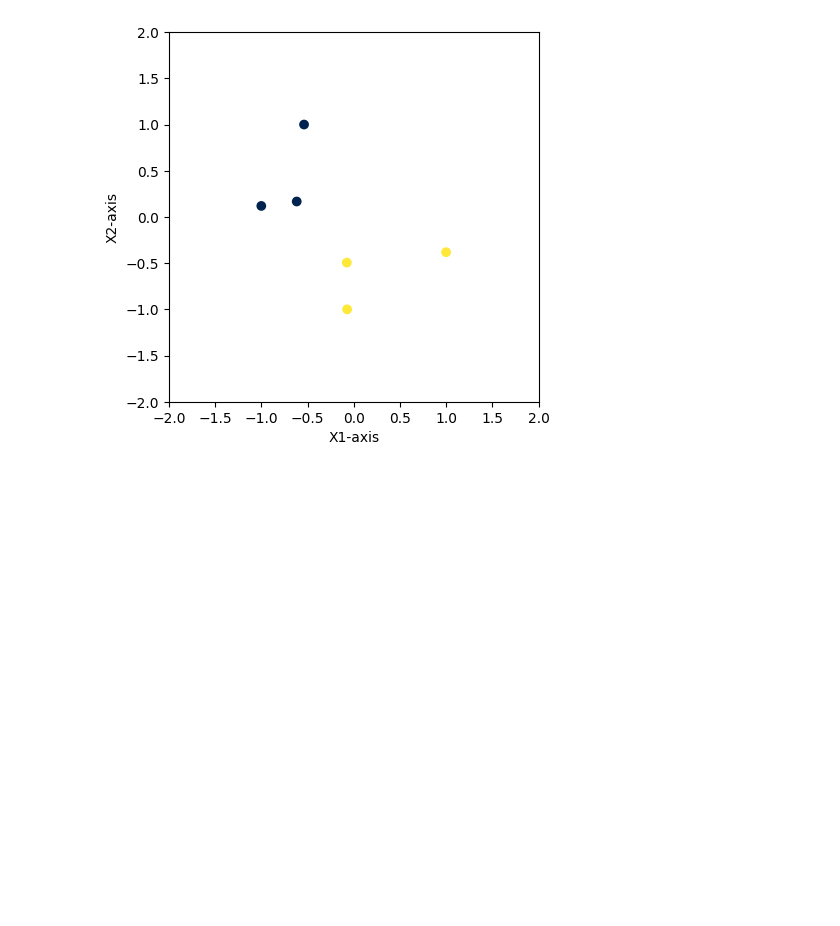
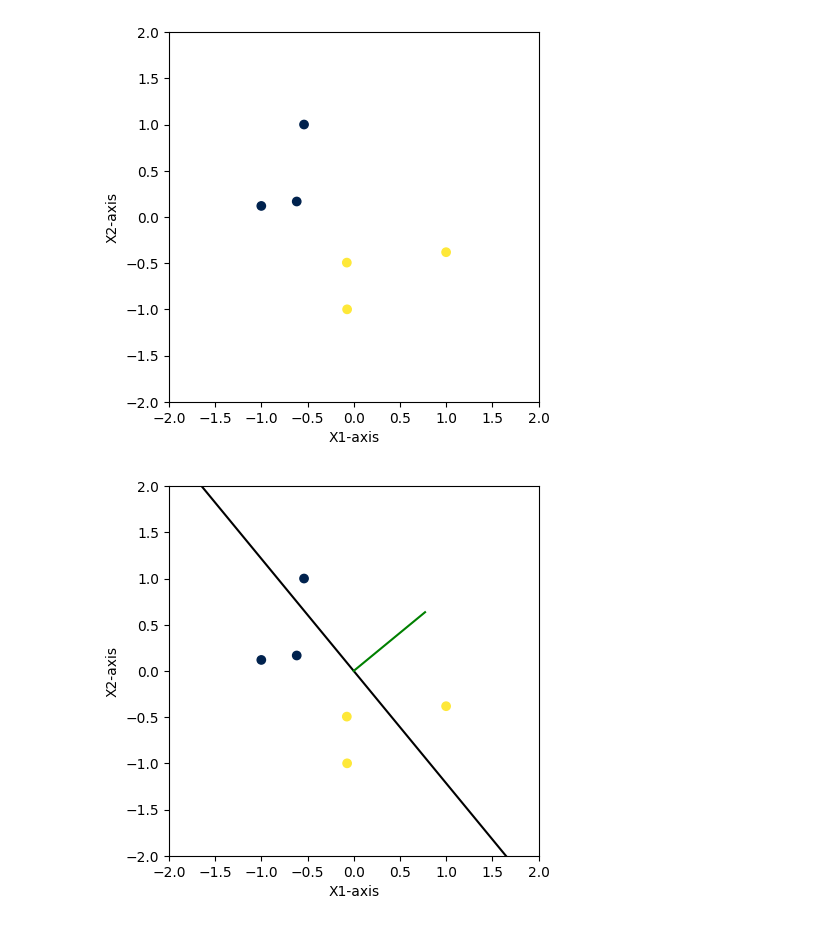
Before and after one commit to ChauBacHozz/ML_algorithms_from_scratch, a Jupyter notebook: Perceptron/Perceptron_classifier.ipynb, the cells around one changed output. Cells and saved outputs as stored; diff of their text form; code cells hidden in the pictures; blank space fills up the shorter version.

```diff
--- a/Perceptron/Perceptron_classifier.ipynb
+++ b/Perceptron/Perceptron_classifier.ipynb
@@ -46,8 +47,15 @@ def plot_points(X):
     plt.ylabel('X2-axis')
     plt.xlim(-2, 2)
     plt.ylim(-2, 2)
+    return ax, fig
 # %%
 plot_points(X)
 plt.show()
 # %% [output]
 [figure]
+# %%
+def plot_line(W, ax):
+    start_point = [-10, (-W[0]-W[1]*(-10)) / W[2]]
+    end_point = [10, (-W[0]-W[1]*(10)) / W[2]]
+    ax.plot([start_point[0], end_point[0]], [start_point[1], end_point[1]], c='k')
+    ax.plot([0, W[1]], [0, W[2]], c = 'g')
@@ -53,0 +65,10 @@ plt.show()
+# %%
+W = np.random.rand(3)
+W[0] = 0
+W = W / np.linalg.norm(W)
+# %%
+ax, fig = plot_points(X)
+plot_line(W, ax)
+plt.show()
+# %% [output]
+[figure, added]
```
Also changed, not shown: parts of 7 cells of this notebook.
